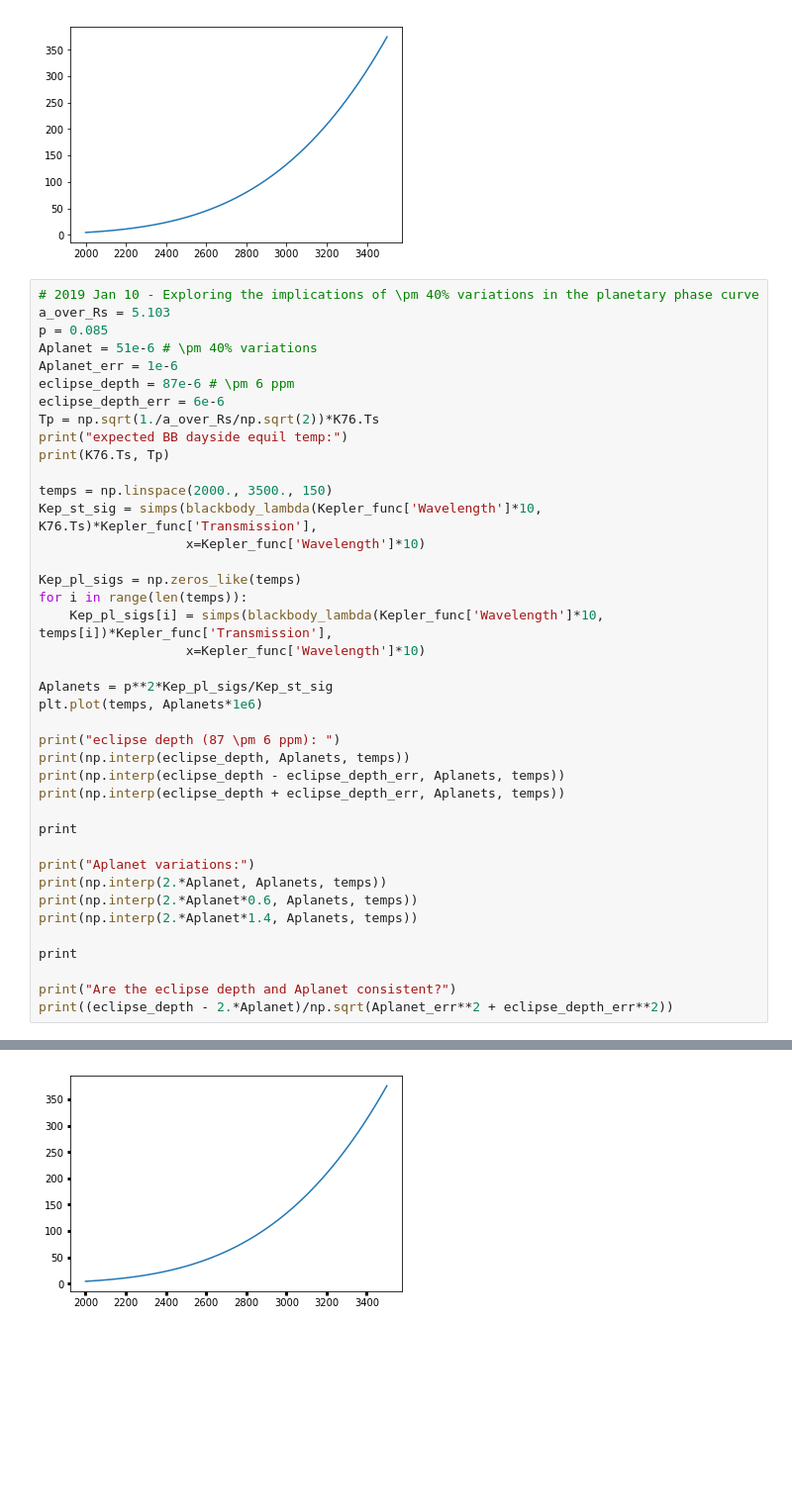
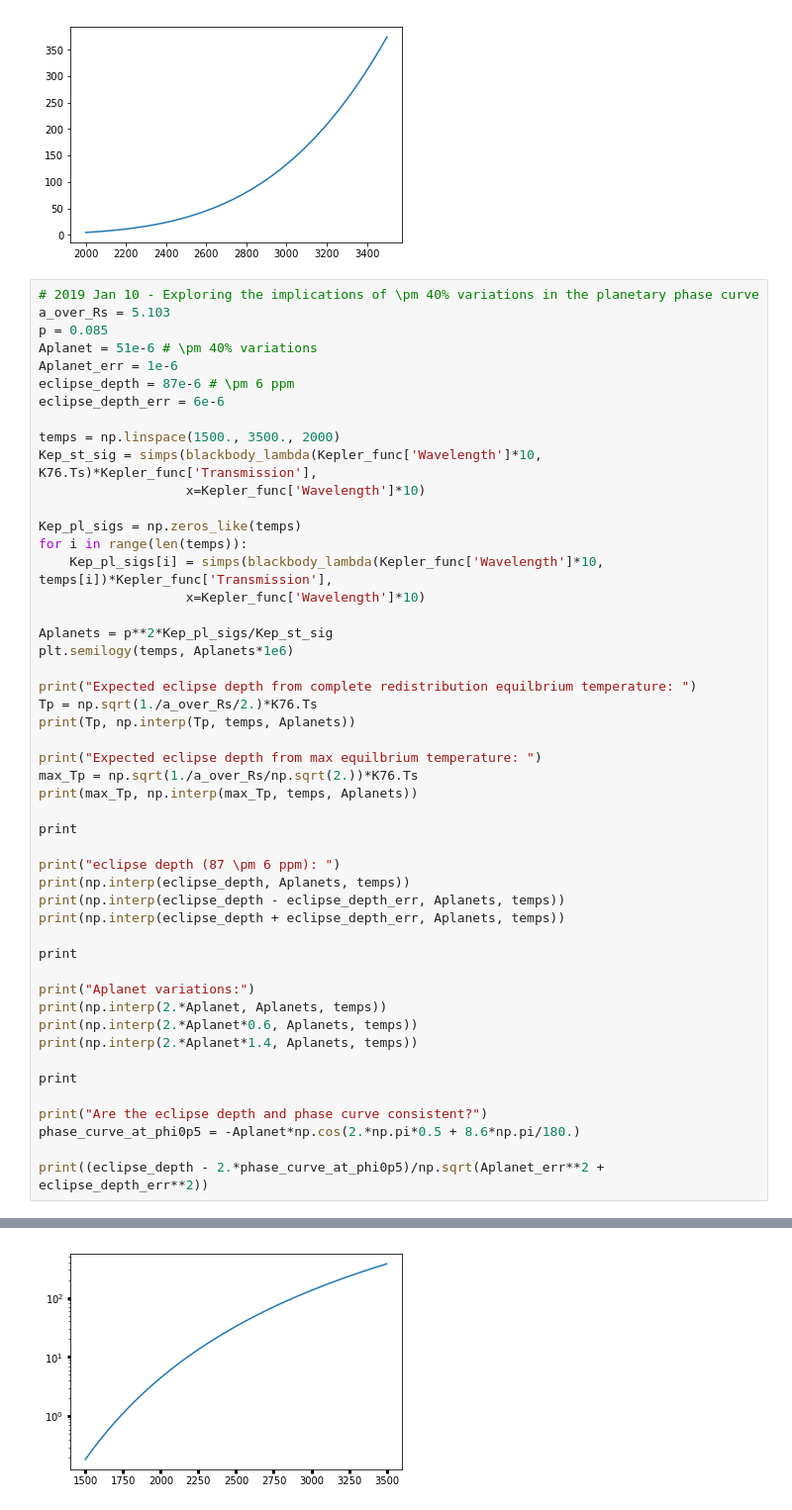
Before and after one commit to BoiseStatePlanetary/Searching-for-Variability-in-Eclipses-in-the-Kepler-Dataset, a Jupyter notebook: code/Kepler76b_BB_rad.ipynb, the cells around one changed output, grey strips where cells are left out. Shown at 99% size. Drawn from its saved outputs; the diff is of its cells as text; blank space fills up the shorter version.

```diff
--- a/code/Kepler76b_BB_rad.ipynb
+++ b/code/Kepler76b_BB_rad.ipynb
@@ -134,11 +134,8 @@ Aplanet = 51e-6 # \pm 40% variations
 Aplanet_err = 1e-6
 eclipse_depth = 87e-6 # \pm 6 ppm
 eclipse_depth_err = 6e-6
-Tp = np.sqrt(1./a_over_Rs/np.sqrt(2))*K76.Ts
-print("expected BB dayside equil temp:")
-print(K76.Ts, Tp)
 
-temps = np.linspace(2000., 3500., 150)
+temps = np.linspace(1500., 3500., 2000)
 Kep_st_sig = simps(blackbody_lambda(Kepler_func['Wavelength']*10, K76.Ts)*Kepler_func['Transmission'],
                    x=Kepler_func['Wavelength']*10)
 
@@ -148,7 +145,17 @@ for i in range(len(temps)):
                    x=Kepler_func['Wavelength']*10)
 
 Aplanets = p**2*Kep_pl_sigs/Kep_st_sig
-plt.plot(temps, Aplanets*1e6)
+plt.semilogy(temps, Aplanets*1e6)
+
+print("Expected eclipse depth from complete redistribution equilbrium temperature: ")
+Tp = np.sqrt(1./a_over_Rs/2.)*K76.Ts
+print(Tp, np.interp(Tp, temps, Aplanets))
+
+print("Expected eclipse depth from max equilbrium temperature: ")
+max_Tp = np.sqrt(1./a_over_Rs/np.sqrt(2.))*K76.Ts
+print(max_Tp, np.interp(max_Tp, temps, Aplanets))
+
+print
 
 print("eclipse depth (87 \pm 6 ppm): ")
 print(np.interp(eclipse_depth, Aplanets, temps))
@@ -164,6 +171,8 @@ print(np.interp(2.*Aplanet*1.4, Aplanets, temps))
 
 print
 
-print("Are the eclipse depth and Aplanet consistent?")
-print((eclipse_depth - 2.*Aplanet)/np.sqrt(Aplanet_err**2 + eclipse_depth_err**2))
+print("Are the eclipse depth and phase curve consistent?")
+phase_curve_at_phi0p5 = -Aplanet*np.cos(2.*np.pi*0.5 + 8.6*np.pi/180.)
+
+print((eclipse_depth - 2.*phase_curve_at_phi0p5)/np.sqrt(Aplanet_err**2 + eclipse_depth_err**2))
 # %% [output]
@@ -184 +196 @@ Are the eclipse depth and Aplanet consistent?
-[figure, old version]
+[figure, new version]
```
Also changed, not shown: parts of 4 cells of this notebook.
